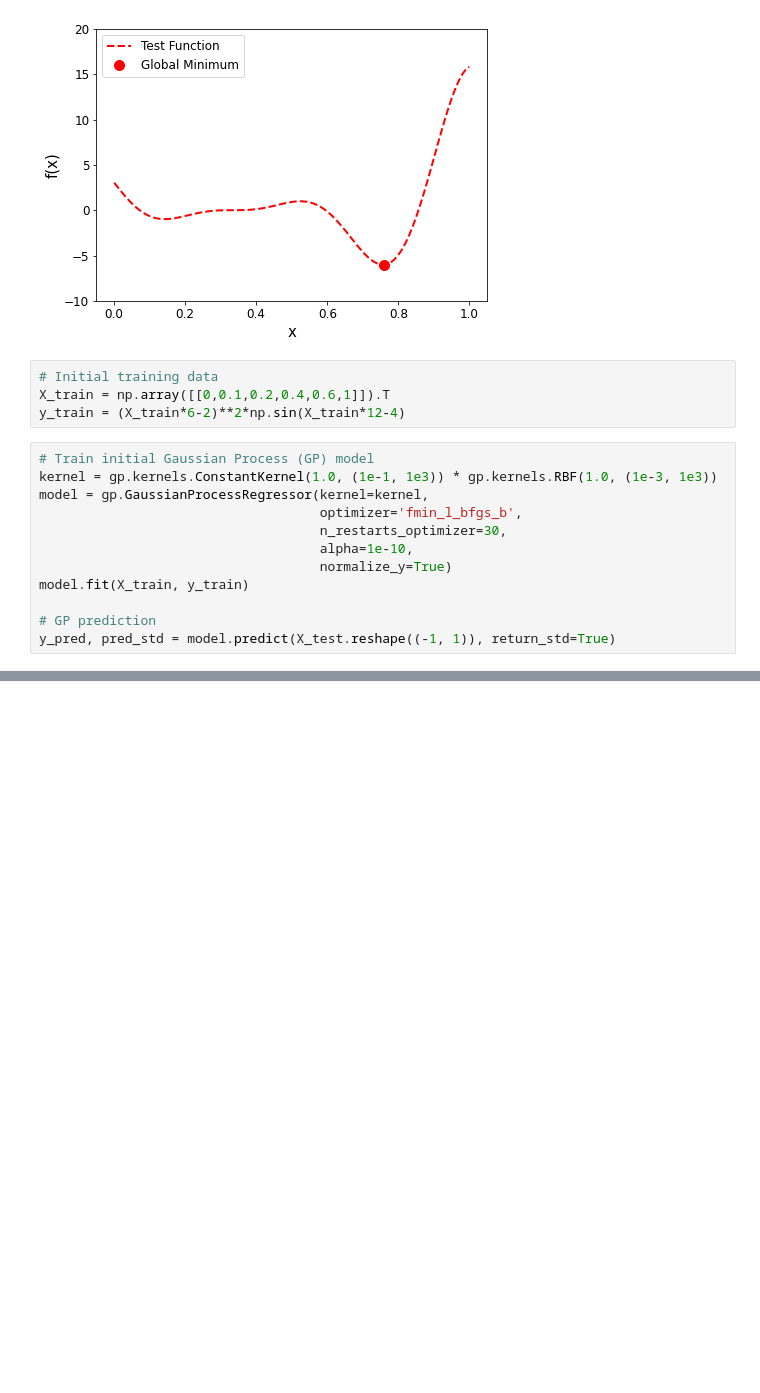
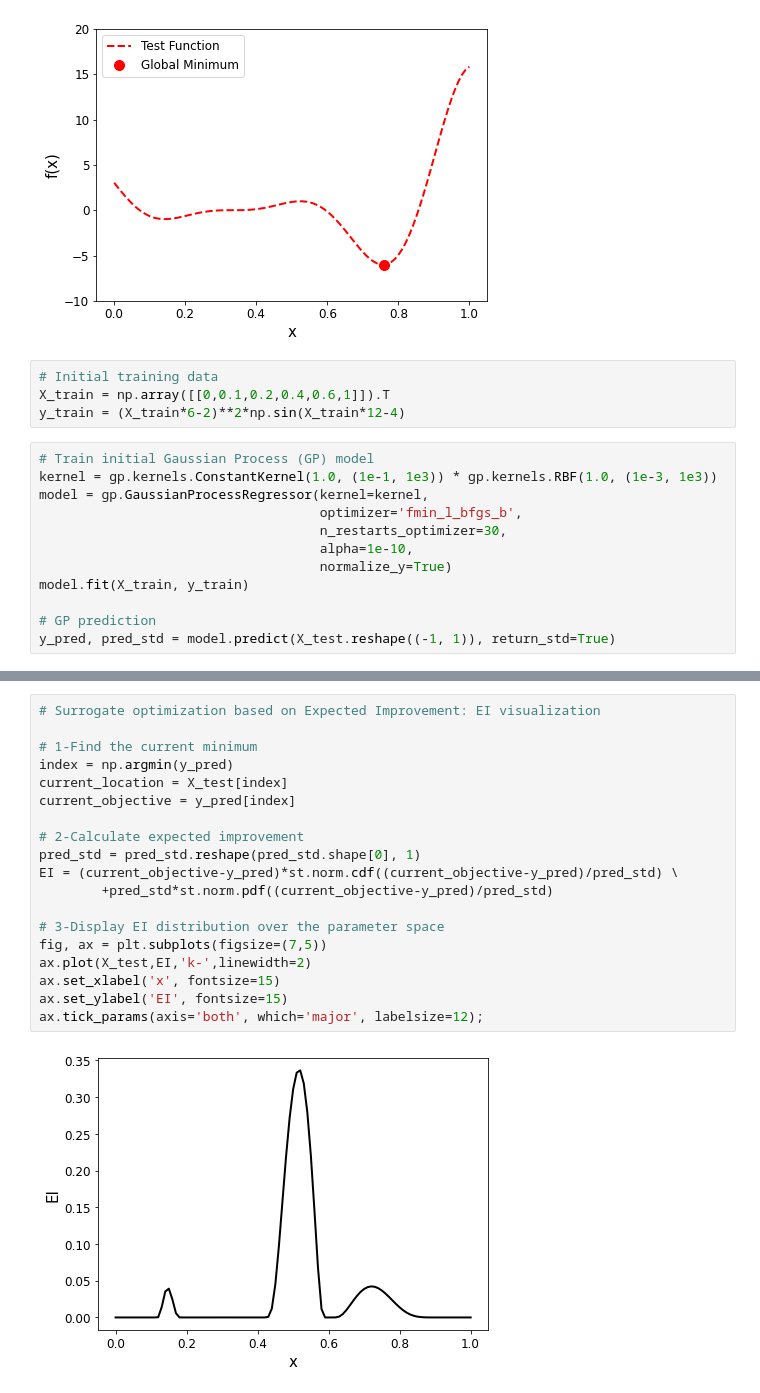
Before and after one commit to ShuaiGuo16/Surrogate_Optimization, a Jupyter notebook: Surrogate_Optimization.ipynb, the cells around one changed output, grey strips where cells are left out. Saved outputs shown, nothing was run; the diff lists cells and outputs as text; blank space fills up the shorter version.

```diff
--- a/Surrogate_Optimization.ipynb
+++ b/Surrogate_Optimization.ipynb
@@ -59,0 +62,21 @@ fig
+# %%
+# Surrogate optimization based on Expected Improvement: EI visualization
+
+# 1-Find the current minimum
+index = np.argmin(y_pred)
+current_location = X_test[index]
+current_objective = y_pred[index]
+
+# 2-Calculate expected improvement
+pred_std = pred_std.reshape(pred_std.shape[0], 1)
+EI = (current_objective-y_pred)*st.norm.cdf((current_objective-y_pred)/pred_std) \
+        +pred_std*st.norm.pdf((current_objective-y_pred)/pred_std)
+
+# 3-Display EI distribution over the parameter space
+fig, ax = plt.subplots(figsize=(7,5))
+ax.plot(X_test,EI,'k-',linewidth=2)
+ax.set_xlabel('x', fontsize=15)
+ax.set_ylabel('EI', fontsize=15)
+ax.tick_params(axis='both', which='major', labelsize=12);
+# %% [output]
+[figure, added]
```
Also changed, not shown: parts of 5 cells of this notebook.
